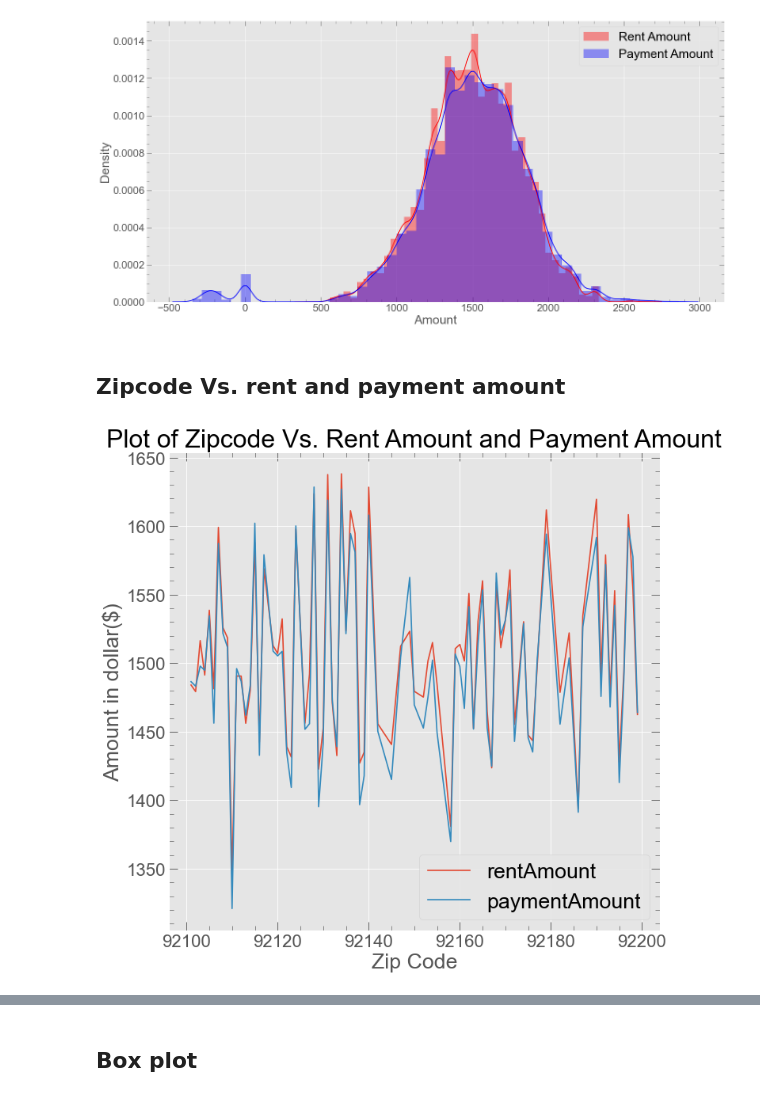
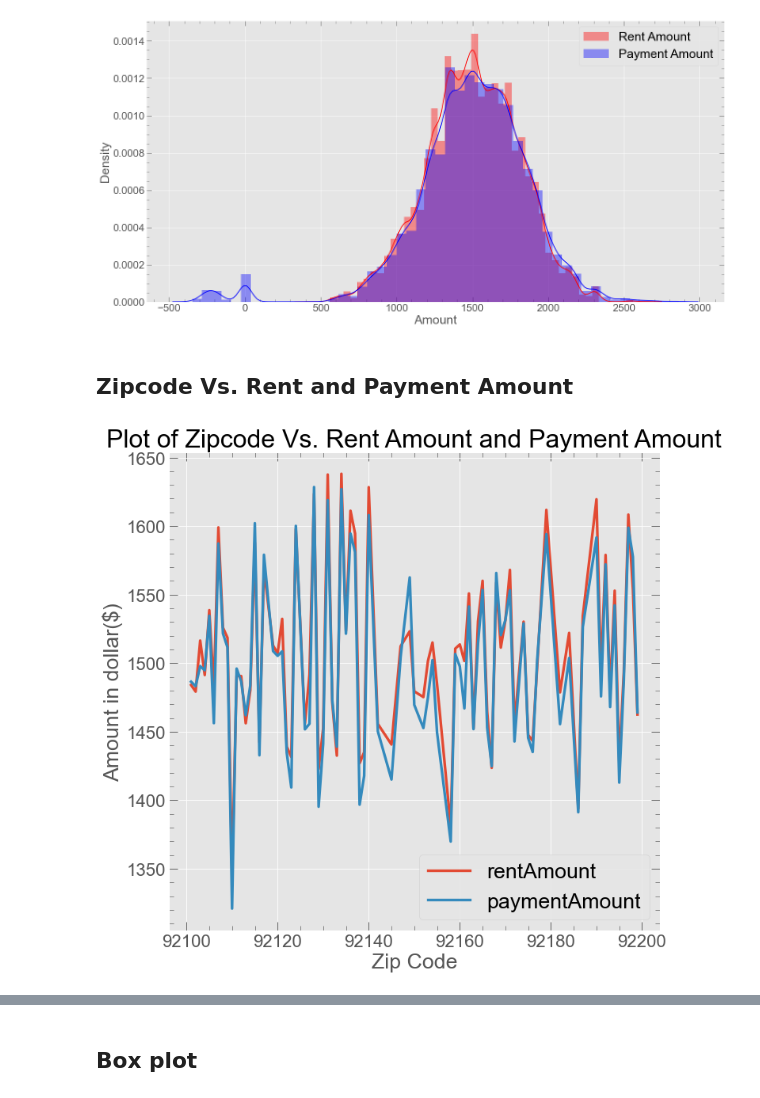
Before and after one commit to pandeysudip/Rental, a Jupyter notebook: 2.Data_Visulization.ipynb, the cells around one changed output, grey strips where cells are left out. Cells and saved outputs as stored; diff of their text form; code cells hidden in the pictures.

```diff
--- a/2.Data_Visulization.ipynb
+++ b/2.Data_Visulization.ipynb
@@ -420,16 +429,16 @@ plt.show()
 # %% [output]
 [figure]
 # %% [markdown]
-## Zipcode Vs. rent and payment amount
+## Zipcode Vs. Rent and Payment Amount
 # %%
 #Using groupby to group data according to zipcode
 zip_df=rent_df.groupby('houseZip')['rentAmount', 'paymentAmount'].mean().reset_index()
 #Plottinf the data
 fig, ax = plt.subplots(figsize=(10,10))
-zip_df.plot(x="houseZip", y=["rentAmount", "paymentAmount"], ax=ax)
+zip_df.plot(x="houseZip", y=["rentAmount", "paymentAmount"],linewidth =3, ax=ax)
 ax.set_ylabel("Amount in dollar($)")
 ax.set_xlabel("Zip Code")
 plt.title("Plot of Zipcode Vs. Rent Amount and Payment Amount")
 plt.show()
 # %% [output]
-[figure, old version]
+[figure, new version]
```
Also changed, not shown: parts of 40 cells of this notebook, 1 other file.
